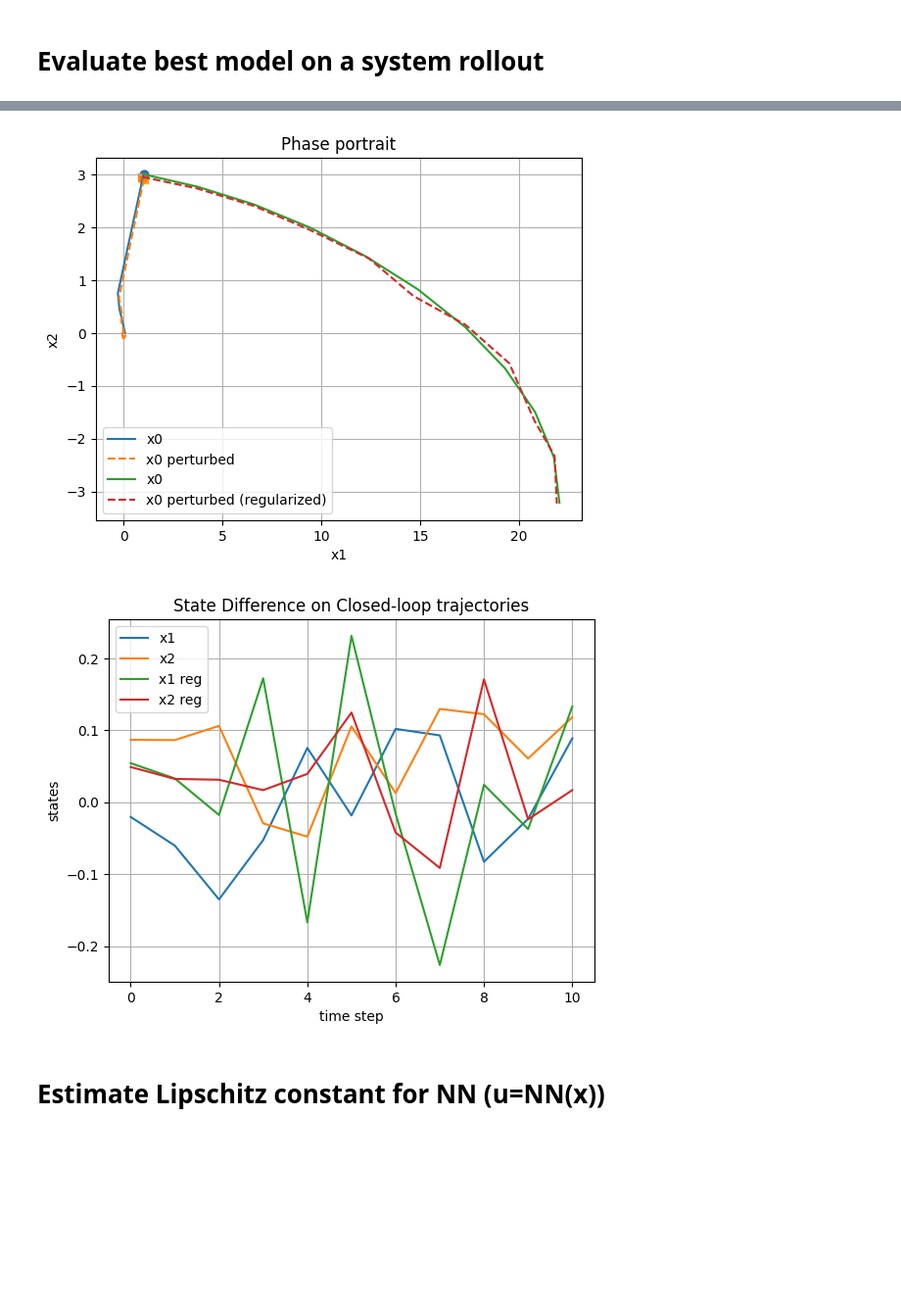
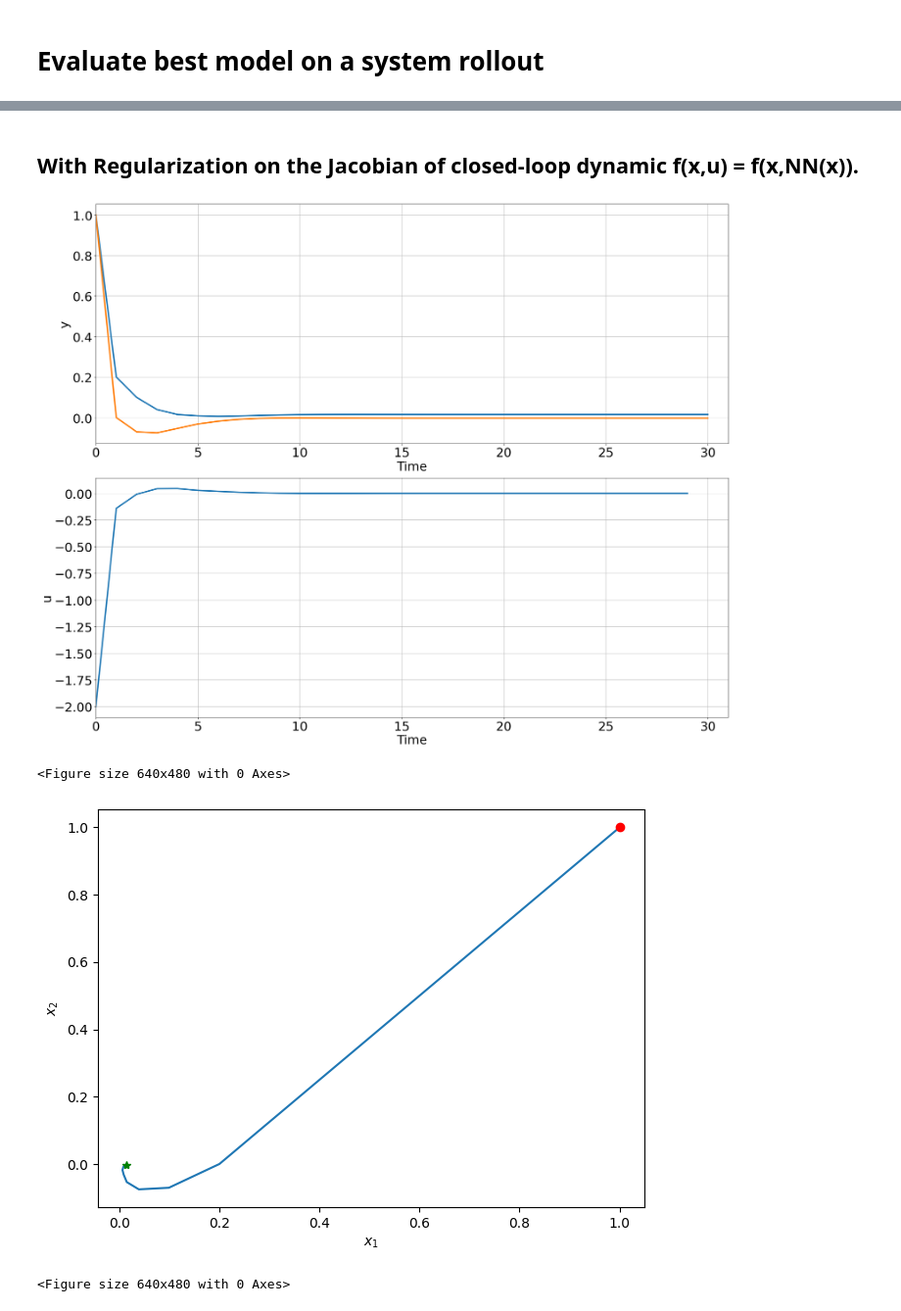
Before and after one commit to YuezhuXu/neuromancer, a Jupyter notebook: examples/control/stabilize_linear_system_with_verification.ipynb, the cells around one changed output, grey strips where cells are left out. Shown: that part at 98% size. Saved outputs shown, nothing was run; the diff lists cells and outputs as text; code cells hidden in the pictures; blank space fills up the shorter version.

```diff
--- a/examples/control/stabilize_linear_system_with_verification.ipynb
+++ b/examples/control/stabilize_linear_system_with_verification.ipynb
@@ -520,37 +400,0 @@ X22, U22 = run_with_x0(state_ini, cl_system_reg_noisy, nsteps=10)
-# %%
-plt.figure()
-plt.plot(X11[:,0], X11[:,1], label='x0')
-plt.plot(X12[:,0], X12[:,1], '--', label='x0 perturbed')
-plt.scatter(X11[0,0], X11[0,1], marker='o', c='blue')
-plt.scatter(X12[0,0], X12[0,1], marker='s', c='orange')
-
-plt.plot(X21[:,0], X21[:,1], label='x0')
-plt.plot(X22[:,0], X22[:,1], '--', label='x0 perturbed (regularized)')
-plt.scatter(X21[0,0], X21[0,1], marker='o')
-plt.scatter(X22[0,0], X22[0,1], marker='s')
-
-plt.xlabel('x1')
-plt.ylabel('x2')
-plt.title('Phase portrait')
-plt.legend()
-plt.grid(True)
-plt.savefig("phase_both.png", dpi=200)
-# %% [output]
-[figure, removed]
-# %%
-plt.figure()
-plt.plot(X11[:,0]-X12[:,0], label='x1')
-plt.plot(X11[:,1]-X12[:,1], label='x2')
-#plt.plot(X12[:,0], '--', label='x1 perturbed')
-#plt.plot(X12[:,1], '--', label='x2 perturbed')
-plt.plot(X21[:,0]-X22[:,0], label='x1 reg')
-plt.plot(X21[:,1]-X22[:,1], label='x2 reg')
-plt.xlabel('time step')
-plt.ylabel('states')
-plt.title('State Difference on Closed-loop trajectories')
-plt.legend()
-plt.grid(True)
-# %% [output]
-[figure, removed]
-# %% [markdown]
-# Estimate Lipschitz constant for NN (u=NN(x))
@@ -594,0 +401,16 @@ paras_reg = extract_model_info(flat_reg)
+# %% [markdown]
+## With Regularization on the Jacobian of  closed-loop dynamic f(x,u) = f(x,NN(x)).
+# %%
+# Test best model with prediction horizon of 50
+problem_reg_cl.load_state_dict(best_model_reg_cl)
+data = {'X': torch.ones(1, 1, nx, dtype=torch.float32)}
+nsteps = 30
+cl_system_reg_cl.nsteps = nsteps
+trajectories = cl_system_reg_cl(data)
+pltCL(Y=trajectories['X'].detach().reshape(nsteps+1, 2), U=trajectories['U'].detach().reshape(nsteps, 1), figname='cl.png')
+pltPhase(X=trajectories['X'].detach().reshape(nsteps+1, 2), figname='phase.png')
+# %% [output]
+[figure, added]
+<Figure size 640x480 with 0 Axes>
+[figure, added]
+<Figure size 640x480 with 0 Axes>
```
Also changed, not shown: parts of 57 cells of this notebook, 4 other files.
